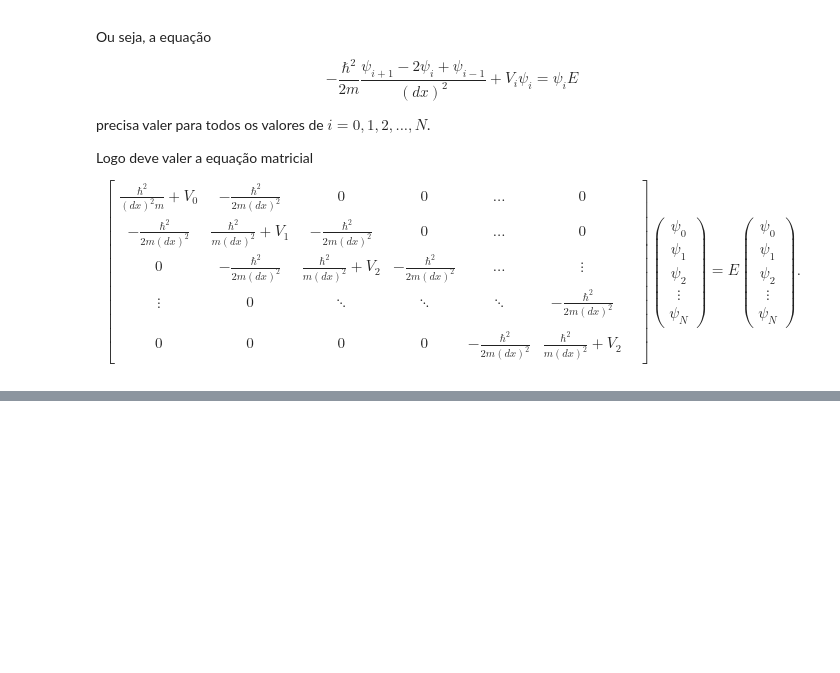
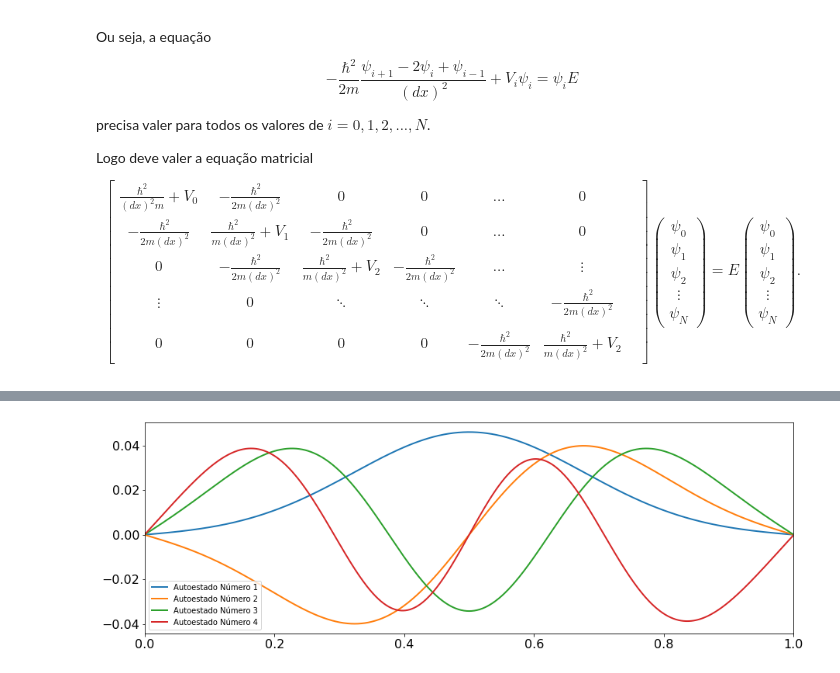
Before and after one commit to arthurto/Schr-dinger.py, a Jupyter notebook: 1D_Schrödinger.ipynb, the cells around one changed output, grey strips where cells are left out. Cells and saved outputs as stored; diff of their text form; code cells hidden in the pictures; blank space fills up the shorter version.

```diff
--- a/1D_Schrödinger.ipynb
+++ b/1D_Schrödinger.ipynb
@@ -56,0 +111,27 @@ import num
+# %%
+# Vamos construir a hamiltoniana NxN
+# A primeira matriz é simples de escrever, afinal ela vai ser uma matriz diagonal com os termos
+# 1/dx + V_i
+# para isso podemos construir um vetor
+
+x = np.linspace(0,1,N+1)
+
+d = 1/(dx**2) + V(x) # Definimos os elementos da diagonal principal
+e = -np.ones(N)/(dx**2) # E os elementos das diagoanais imediatamente a cima e abaixo da principal
+
+w, v = eigh_tridiagonal(d,e)
+
+#E com isso encontramos os autovalores w e autovetores v do problema
+# %%
+#Podemos plotar os auto vetores (ou autoestados)
+
+plt.figure(figsize=(15,5))
+for i in range(4):
+    plt.plot(x,v.T[i],lw = 2,label = 'Autoestado Número '+str(i+1))
+plt.xlim(0,1)
+plt.xticks(fontsize=16)
+plt.yticks(fontsize=16)
+plt.legend()
+plt.show()
+# %% [output]
+[figure, added]
```
Also changed, not shown: parts of 10 cells of this notebook.
